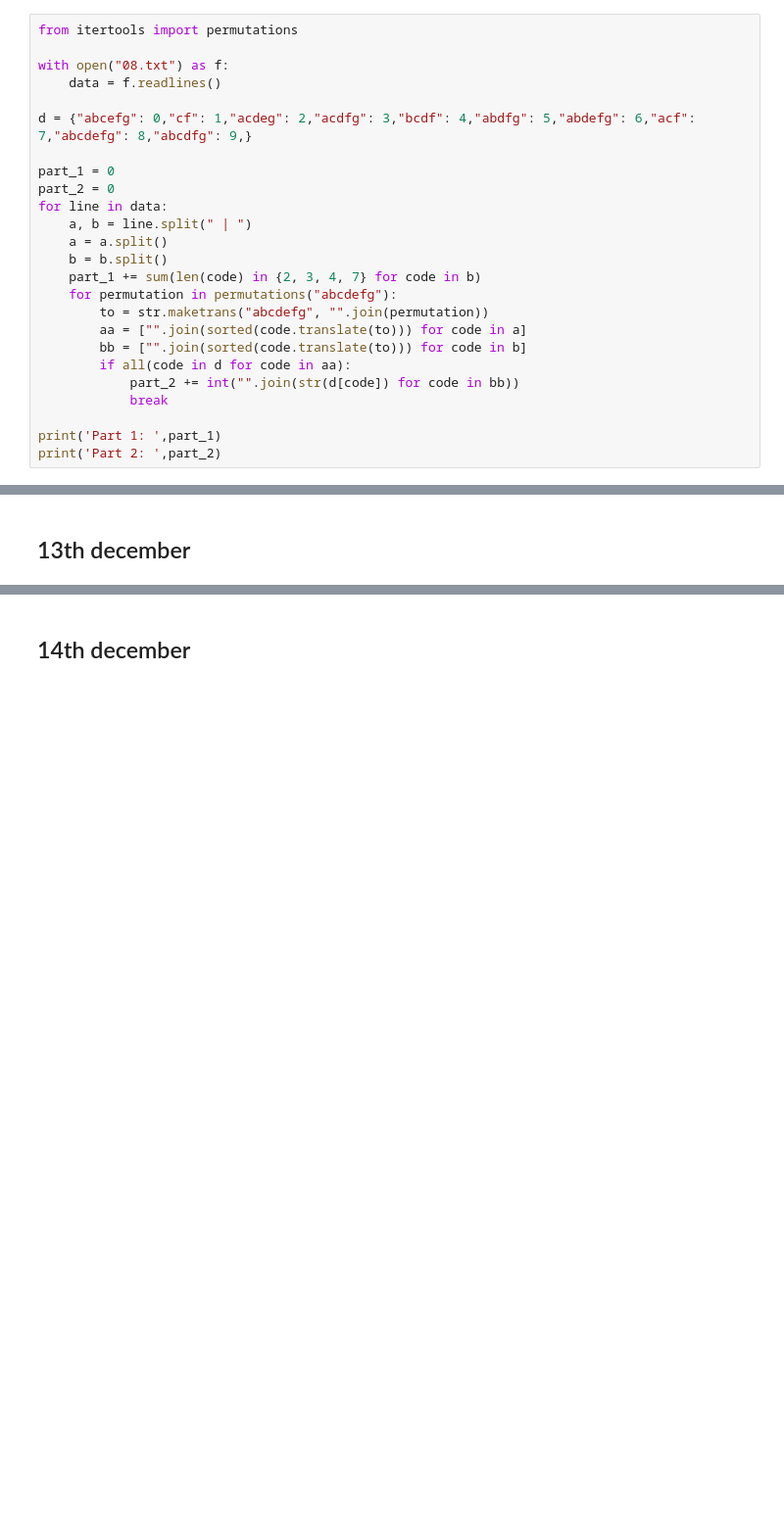
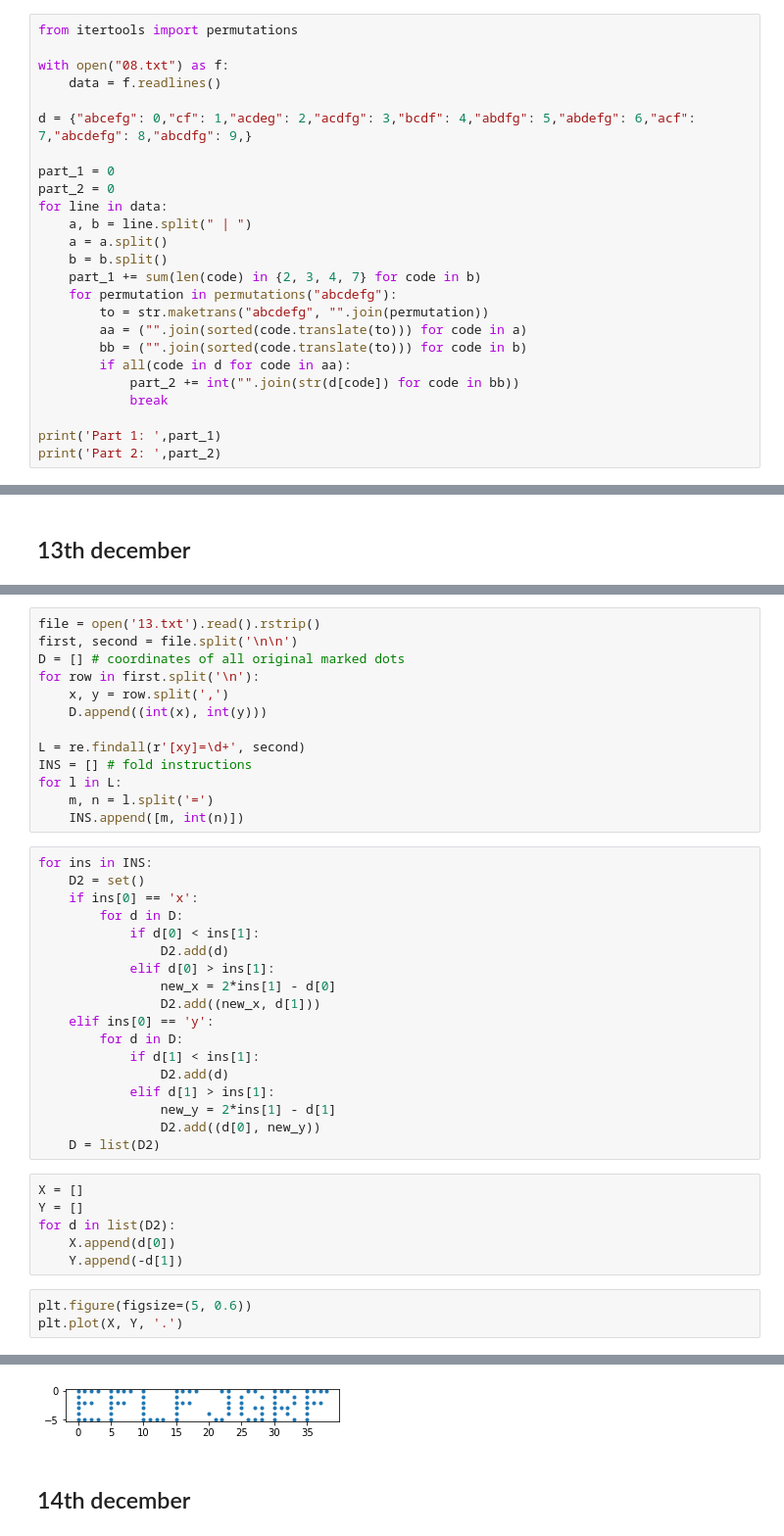
Before and after one commit to JesperKisum/AoC, a Jupyter notebook: AoC.ipynb, the cells around one changed output, grey strips where cells are left out. Shown at 98% size. Saved outputs shown, nothing was run; the diff lists cells and outputs as text; blank space fills up the shorter version.

```diff
--- a/AoC.ipynb
+++ b/AoC.ipynb
@@ -531,8 +448,8 @@ for line in data:
     part_1 += sum(len(code) in {2, 3, 4, 7} for code in b)
     for permutation in permutations("abcdefg"):
         to = str.maketrans("abcdefg", "".join(permutation))
-        aa = ["".join(sorted(code.translate(to))) for code in a]
-        bb = ["".join(sorted(code.translate(to))) for code in b]
+        aa = ("".join(sorted(code.translate(to))) for code in a)
+        bb = ("".join(sorted(code.translate(to))) for code in b)
         if all(code in d for code in aa):
             part_2 += int("".join(str(d[code]) for code in bb))
             break
@@ -554,0 +658,41 @@ Part 2:  975706
+# %%
+file = open('13.txt').read().rstrip()
+first, second = file.split('\n\n')
+D = [] # coordinates of all original marked dots
+for row in first.split('\n'):
+    x, y = row.split(',')
+    D.append((int(x), int(y)))
+
+L = re.findall(r'[xy]=\d+', second)
+INS = [] # fold instructions
+for l in L:
+    m, n = l.split('=')
+    INS.append([m, int(n)])
+# %%
+for ins in INS:
+    D2 = set()
+    if ins[0] == 'x':
+        for d in D:
+            if d[0] < ins[1]:
+                D2.add(d)
+            elif d[0] > ins[1]:
+                new_x = 2*ins[1] - d[0]
+                D2.add((new_x, d[1]))
+    elif ins[0] == 'y':
+        for d in D:
+            if d[1] < ins[1]:
+                D2.add(d)
+            elif d[1] > ins[1]:
+                new_y = 2*ins[1] - d[1]
+                D2.add((d[0], new_y))
+    D = list(D2)
+# %%
+X = []
+Y = []
+for d in list(D2):
+    X.append(d[0])
+    Y.append(-d[1])
+# %%
+plt.figure(figsize=(5, 0.6))
+plt.plot(X, Y, '.')
+# %% [output]
@@ -555,2 +700,3 @@ Part 2:  975706
+[figure, added]
 # %% [markdown]
 ## 14th december
```
Also changed, not shown: parts of 21 cells of this notebook, 2 other files.
